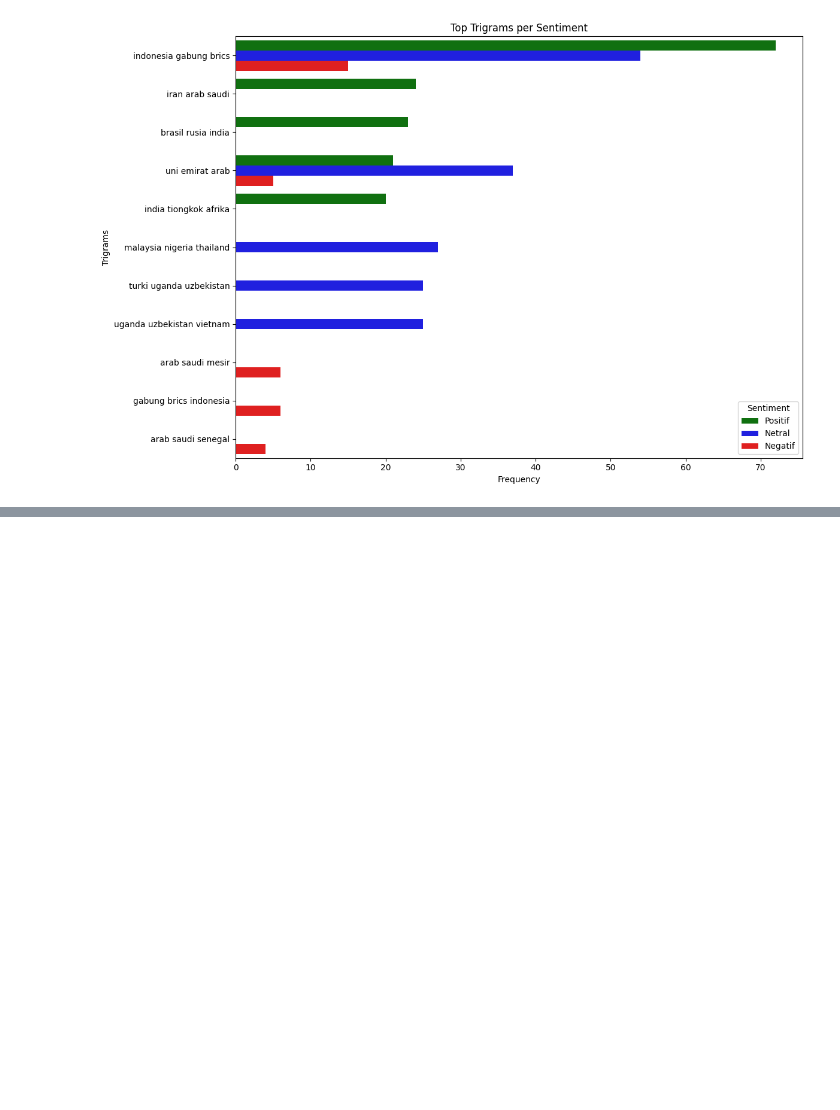
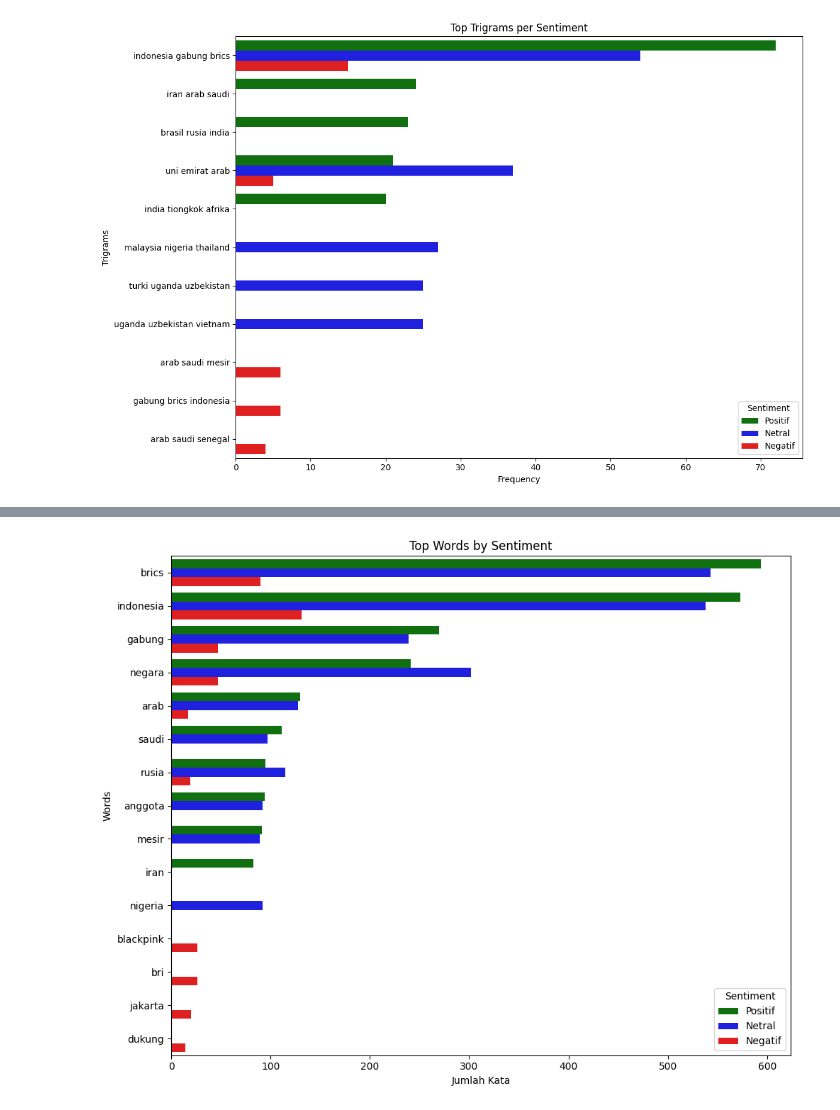
Before and after one commit to Azuredeer/sentiment_analysis_brics, a Jupyter notebook: cleaning_data.ipynb, the cells around one changed output, grey strips where cells are left out. Cells and saved outputs as stored; diff of their text form; code cells hidden in the pictures; blank space fills up the shorter version.

```diff
--- a/cleaning_data.ipynb
+++ b/cleaning_data.ipynb
@@ -826,0 +877,51 @@ plt.show()
+# %%
+def get_word_frequency(data, sentimen, top_n=10):
+    sentimen_data = data[data['sentimen'] == sentimen]
+
+
+    vectorizer = CountVectorizer()
+    word_matrix = vectorizer.fit_transform(sentimen_data['stemming_text'])
+
+    words = vectorizer.get_feature_names_out()
+    freqs = word_matrix.sum(axis=0).A1
+    words_freq = dict(zip(words, freqs))
+
+    sorted_word_freq = sorted(words_freq.items(), key=lambda x: x[1], reverse=True)[:top_n]
+    return sorted_word_freq
+
+top_words_positif = get_word_frequency(data, 'Positif')
+top_words_netral = get_word_frequency(data, 'Netral')
+top_words_negatif = get_word_frequency(data, 'Negatif')
+
+all_words = []
+all_frequencies = []
+sentiments = []
+
+words, frequencies = zip(*top_words_positif)
+all_words.extend(words)
+all_frequencies.extend(frequencies)
+sentiments.extend(['Positif'] * len(words))
+
+words, frequencies = zip(*top_words_netral)
+all_words.extend(words)
+all_frequencies.extend(frequencies)
+sentiments.extend(['Netral'] * len(words))
+
+words, frequencies = zip(*top_words_negatif)
+all_words.extend(words)
+all_frequencies.extend(frequencies)
+sentiments.extend(['Negatif'] * len(words))
+
+plot_data = pd.DataFrame({'Words': all_words, 'Frequency': all_frequencies, 'Sentiment': sentiments})
+
+# Plot frekuensi kata dalam satu subplot
+plt.figure(figsize=(10, 8))
+sns.barplot(x='Frequency', y='Words', hue='Sentiment', data=plot_data, palette={'Positif': 'green', 'Netral': 'blue', 'Negatif': 'red'})
+plt.title("Top Words by Sentiment")
+plt.xlabel("Jumlah Kata")
+plt.ylabel("Words")
+plt.legend(title="Sentiment")
+plt.tight_layout()
+plt.show()
+# %% [output]
+[figure, added]
```
Also changed, not shown: parts of 3 cells of this notebook.
